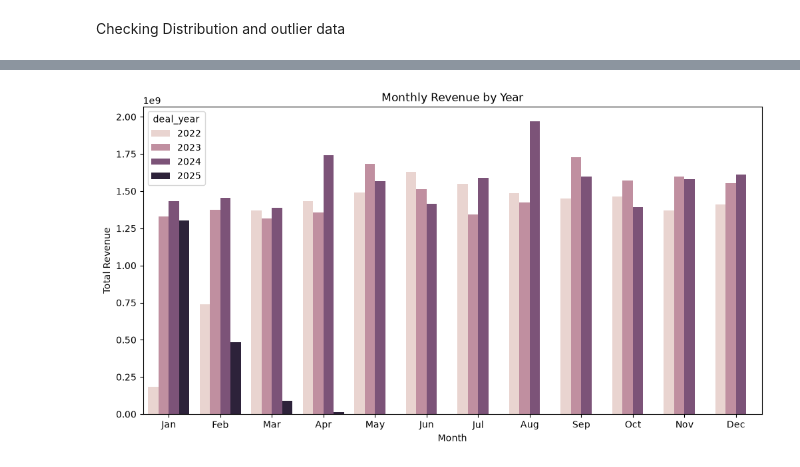
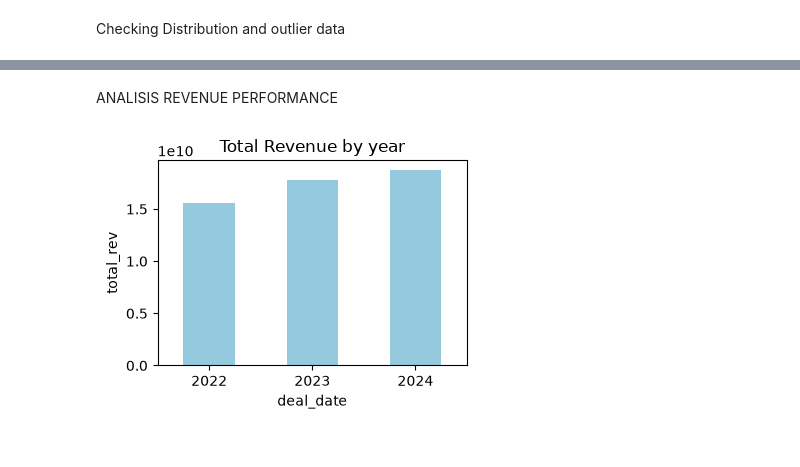
Before and after one commit to hlmtssilvia/Real_Estate_Analytics_Project, a Jupyter notebook: Notebook/Sales_Performance_Analysis.ipynb, the cells around one changed output, grey strips where cells are left out. Cells and saved outputs as stored; diff of their text form; code cells hidden in the pictures.

Commit message:
update sales performance analysis

```diff
--- a/Notebook/Sales_Performance_Analysis.ipynb
+++ b/Notebook/Sales_Performance_Analysis.ipynb
@@ -20,7 +33,7 @@ Connection created
 transaction = '''
                 SELECT *
                 FROM transactions
-                WHERE deal_date >< 2025'''
+                WHERE DATE_PART('year',deal_date) <> 2025'''
 df_transaction = pd.read_sql(transaction,conn)
 df_transaction.head()
 # %% [output]
@@ -151,18 +141,23 @@ rev_by_month[rev_by_month['deal_year']==2022]
+# %% [markdown]
+ANALISIS REVENUE PERFORMANCE
 # %%
+#total revenue tahunan
+rev_year = df_transaction.groupby(
+    df_transaction['deal_date'].dt.year).agg(
+        total_rev = ('deal_price','sum')
+    ).reset_index()
 
-plt.figure(figsize=(12,6))
-
-sns.barplot(
-    data=rev_by_month,
-    x='deal_month',
-    y='total_rev',
-    hue='deal_year'
+plt.figure(figsize=(4,3))
+sns.barplot(data = rev_year,
+             x = 'deal_date',
+             y='total_rev',
+             color = 'skyblue',
+             width= 0.5
 )
 
-plt.title('Monthly Revenue by Year')
-plt.xlabel('Month')
-plt.ylabel('Total Revenue')
+plt.title('Total Revenue by year')
 
+plt.tight_layout()
 plt.show()
 # %% [output]
-[figure, old version]
+[figure, new version]
```
Also changed, not shown: parts of 24 cells of this notebook.
